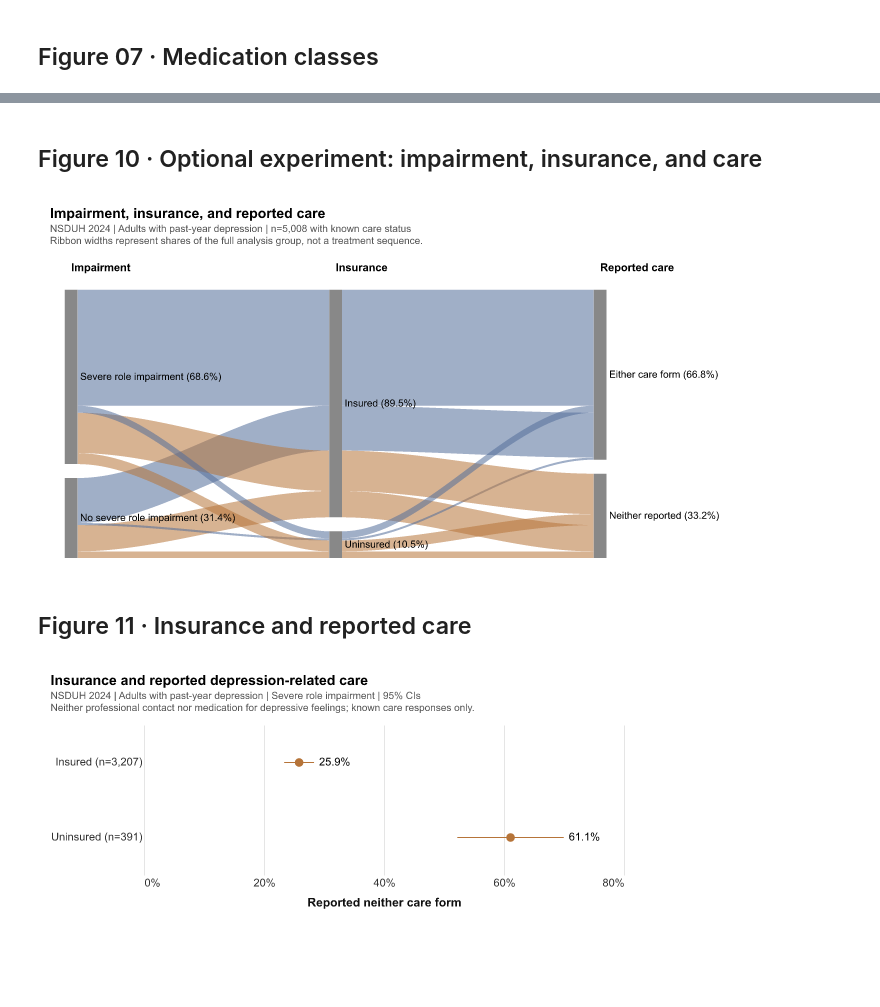
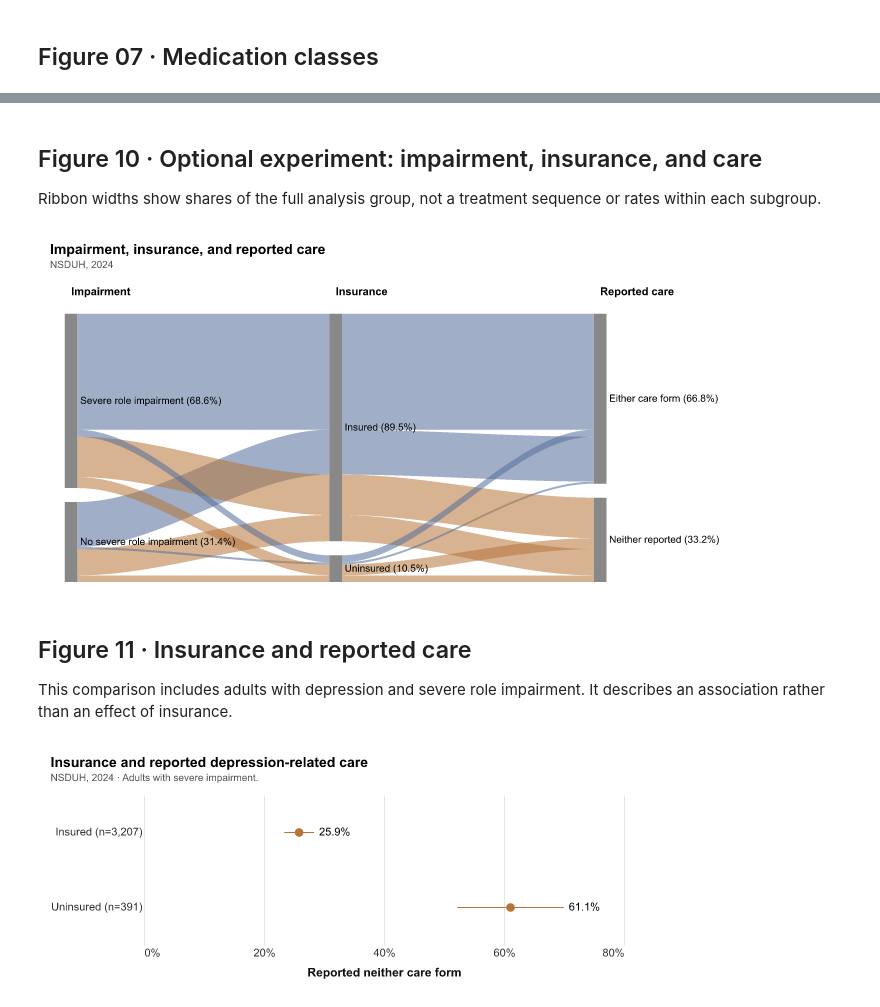
Before and after one commit to judycchen/capp30239-data-visualization_judy-chen, a Jupyter notebook: static-viz-project/milestone2_draft/static-draft.ipynb, the cells around one changed output, grey strips where cells are left out. Cells and saved outputs as stored; diff of their text form; code cells hidden in the pictures; blank space fills up the shorter version.

```diff
--- a/static-viz-project/milestone2_draft/static-draft.ipynb
+++ b/static-viz-project/milestone2_draft/static-draft.ipynb
@@ -38,8 +40,8 @@ DISORDER_SCALE = alt.Scale(domain=DISORDER_LABELS, range=list(DISORDER_COLORS.va
 NEUTRAL = "#7C8289"
 CARE_COLORS = {"Both": BLUE, "Professional contact only": "#A1B7CF",
                "Medication only": "#9673A6", "Neither reported": ORANGE}
-CPES_SOURCE = "CPES 2001–2003 | NCS-R Part 2 + NLAAS"
-NSDUH_SOURCE = "NSDUH 2024 | Adults with past-year depression"
+CPES_SOURCE = "CPES, 2001–2003"
+NSDUH_SOURCE = "NSDUH, 2024"
 
 
 def save_chart(chart, filename, title, notes):
@@ -612,5 +615,7 @@ save_chart(
 # %% [markdown]
 ## Figure 10 · Optional experiment: impairment, insurance, and care
+
+Ribbon widths show shares of the full analysis group, not a treatment sequence or rates within each subgroup.
 # %%
 assert nsduh_care["IRAMDEIMP"].isin([0,1]).all() and nsduh_care["IRINSUR4"].isin([1,2]).all()
 paths=nsduh_care.groupby(["IRAMDEIMP","IRINSUR4","reported_either"])["ANALWT2_C"].sum()
@@ -684,43 +689,43 @@ def impairment_insurance_care_chart(ribbons, nodes, stages):
 save_chart(
     impairment_insurance_care_chart(ribbon_df, node_df, stage_df), "10_impairment_insurance_care_alluvial.png",
     "Impairment, insurance, and reported care",
-    [NSDUH_SOURCE + " | n=5,008 with known care status",
-     "Ribbon widths represent shares of the full analysis group, not a treatment sequence."],
+    [NSDUH_SOURCE],
 )
 # %% [output]
-[figure, old version]
+[figure, new version]
 # %% [markdown]
 ## Figure 11 · Insurance and reported care
+
+This comparison includes adults with depression and severe role impairment. It describes an association rather than an effect of insurance.
 # %%
 known = nsduh_raw["ATXMDEYR"].isin([0,1]) & nsduh_raw["ARXMDEYR"].isin([0,1])
 neither = (nsduh_raw["ATXMDEYR"].eq(0) & nsduh_raw["ARXMDEYR"].eq(0)).astype(float).where(known)
 severe = nsduh_raw["IRAMDEYR"].eq(1) & nsduh_raw["IRAMDEIMP"].eq(1)
 insurance_rows=[]
 for insurance_code,label in [(1,"Insured"),(2,"Uninsured")]:
     result=survey_mean(nsduh_raw,neither,severe & nsduh_raw["IRINSUR4"].eq(insurance_code),**NSDUH_DESIGN)
     insurance_rows.append({"label":label,**result})
 insurance_rates=pd.DataFrame(insurance_rows)
 assert insurance_rates["n"].tolist()==[3207,391]
 
 
 insurance_plot = insurance_rates.assign(group=[f"{r.label} (n={r.n:,})" for r in insurance_rates.itertuples()])
 
 
 def insurance_care_chart(df):
     base = alt.Chart(df).encode(y=alt.Y("group:N", title=None, sort=df["group"].tolist()))
     intervals = base.mark_rule(color=ORANGE).encode(
         x=alt.X("lower:Q", title="Reported neither care form", axis=alt.Axis(format="%", values=[0, .2, .4, .6, .8]),
                 scale=alt.Scale(domain=[0, .8], nice=False)), x2="upper:Q",
     )
     points = base.mark_point(filled=True, opacity=1, color=ORANGE, size=75).encode(x="estimate:Q")
     labels = base.mark_text(align="left", dx=5).encode(x="upper:Q", text=alt.Text("estimate:Q", format=".1%"))
     return (intervals + points + labels).properties(width=480, height=150)
 
 
 save_chart(
     insurance_care_chart(insurance_plot), "11_insurance_care_comparison.png", "Insurance and reported depression-related care",
-    [NSDUH_SOURCE + " | Severe role impairment | 95% CIs",
-     "Neither professional contact nor medication for depressive feelings; known care responses only."],
+    [NSDUH_SOURCE + " · Adults with severe impairment."],
 )
 # %% [output]
-[figure, old version]
+[figure, new version]
```
Also changed, not shown: parts of 14 cells of this notebook, 13 other files.
